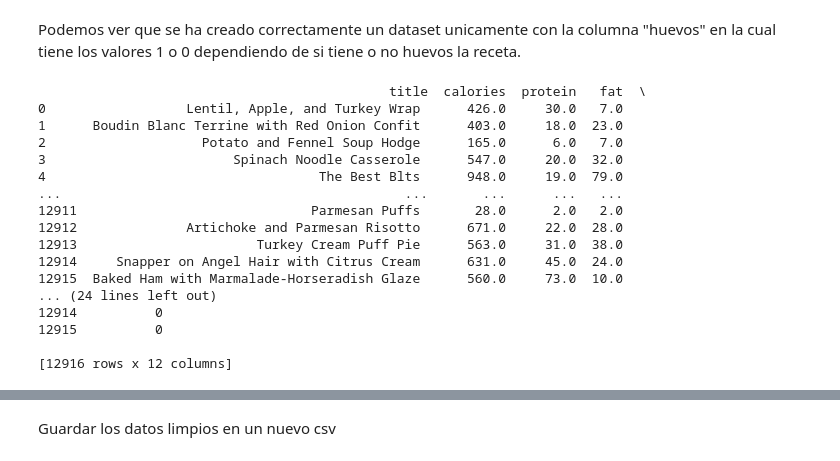
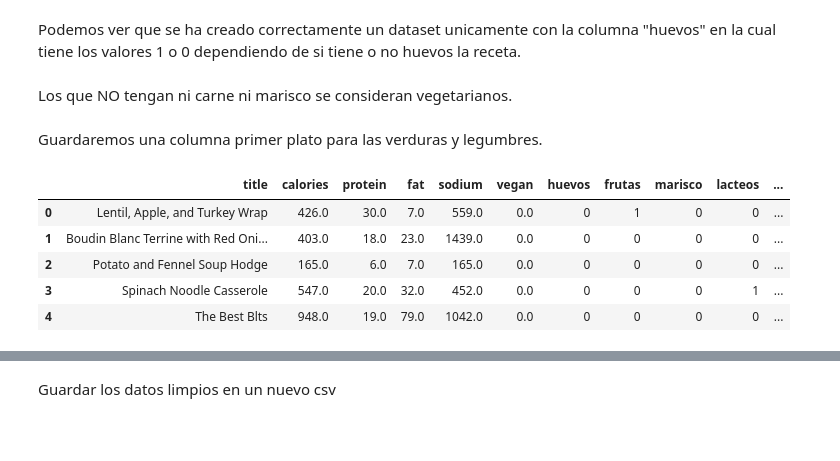
Before and after one commit to iratxeurzelai/PBL6_G8, a Jupyter notebook: MutritionIA/Aurreprozesaketa.ipynb, the cells around one changed output, grey strips where cells are left out. Saved outputs shown, nothing was run; the diff lists cells and outputs as text; code cells hidden in the pictures; blank space fills up the shorter version.

Commit message:
Más procesamiento de datos y diferencias entre primer y segundo plato

```diff
--- a/MutritionIA/Aurreprozesaketa.ipynb
+++ b/MutritionIA/Aurreprozesaketa.ipynb
@@ -354,7 +367,7 @@ lacteosDatos = data[columnas]
 dataFinal['lacteos'] = data.apply(lambda row: codificador(row,lacteosDatos), axis=1)
 
 #frutos secos
-columnas = ['nut','nutmeg','peanut','peanut butter','pecan','pistachio','walnut', 'butternut squash','chestnut',
+columnas = ['almond','nut','nutmeg','peanut','peanut butter','pecan','pistachio','walnut', 'butternut squash','chestnut',
 'dried fruit','hazelnut','cashew']
 frutossecosDatos = data[columnas]
 dataFinal['frutos secos'] = data.apply(lambda row: codificador(row,frutossecosDatos), axis=1)
@@ -369,23 +382,32 @@ dataFinal['verduras'] = data.apply(lambda row: codificador(row,verdurasDatos), a
 columnas = ['chickpea','legume']
 legumbresDatos = data[columnas]
 dataFinal['legumbres'] = data.apply(lambda row: codificador(row,legumbresDatos), axis=1)
+
+#carnes
+columnas = ['bacon','beef','beef rib','beef shank','beef tenderloin','buffalo','chicken','duck','ground beef','ham','hamburger',
+'meat','meatball','meatloaf','pork','pork chop','pork rib','pork tenderloin','poultry','poultry sausage','quail','rabbit','rack of lamb',
+'sausage','steak','turkey']
+carnesDatos = data[columnas]
+dataFinal['carne'] = data.apply(lambda row: codificador(row,carnesDatos), axis=1)
-# %%
-print(dataFinal)
-# %% [output]
-                                             title  calories  protein   fat  \
-0                  Lentil, Apple, and Turkey Wrap      426.0     30.0   7.0
-1      Boudin Blanc Terrine with Red Onion Confit      403.0     18.0  23.0
-2                    Potato and Fennel Soup Hodge      165.0      6.0   7.0
-3                        Spinach Noodle Casserole      547.0     20.0  32.0
-4                                   The Best Blts      948.0     19.0  79.0
-...                                            ...       ...      ...   ...
-12911                              Parmesan Puffs       28.0      2.0   2.0
-12912              Artichoke and Parmesan Risotto      671.0     22.0  28.0
-12913                       Turkey Cream Puff Pie      563.0     31.0  38.0
-12914     Snapper on Angel Hair with Citrus Cream      631.0     45.0  24.0
-12915  Baked Ham with Marmalade-Horseradish Glaze      560.0     73.0  10.0
-... (24 lines left out)
-12914          0
-12915          0
-
-[12916 rows x 12 columns]
+# %% [markdown]
+Los que NO tengan ni carne ni marisco se consideran vegetarianos.
+# %%
+#vegetariano
+columnas = ['carne','marisco']
+vegetarianoDatos = dataFinal[columnas]
+dataFinal['vegetariano'] = dataFinal.apply(lambda row: codificadorInverso(row,vegetarianoDatos), axis=1)
+# %% [markdown]
+Guardaremos una columna primer plato para las verduras y legumbres.
+# %%
+columnas = ['verduras','legumbres']
+primerplatoDatos = dataFinal[columnas]
+dataFinal['primer plato'] = dataFinal.apply(lambda row: codificador(row,primerplatoDatos), axis=1)
+# %%
+dataFinal.head()
+# %% [output]
+|  | title | calories | protein | fat | sodium | vegan | huevos | frutas | marisco | lacteos | ... |
+| 0 | Lentil, Apple, and Turkey Wrap | 426.0 | 30.0 | 7.0 | 559.0 | 0.0 | 0 | 1 | 0 | 0 | ... |
+| 1 | Boudin Blanc Terrine with Red Oni... | 403.0 | 18.0 | 23.0 | 1439.0 | 0.0 | 0 | 0 | 0 | 0 | ... |
+| 2 | Potato and Fennel Soup Hodge | 165.0 | 6.0 | 7.0 | 165.0 | 0.0 | 0 | 0 | 0 | 0 | ... |
+| 3 | Spinach Noodle Casserole | 547.0 | 20.0 | 32.0 | 452.0 | 0.0 | 0 | 0 | 0 | 1 | ... |
+| 4 | The Best Blts | 948.0 | 19.0 | 79.0 | 1042.0 | 0.0 | 0 | 0 | 0 | 0 | ... |
```
Also changed, not shown: parts of 7 cells of this notebook, 1 other file.
